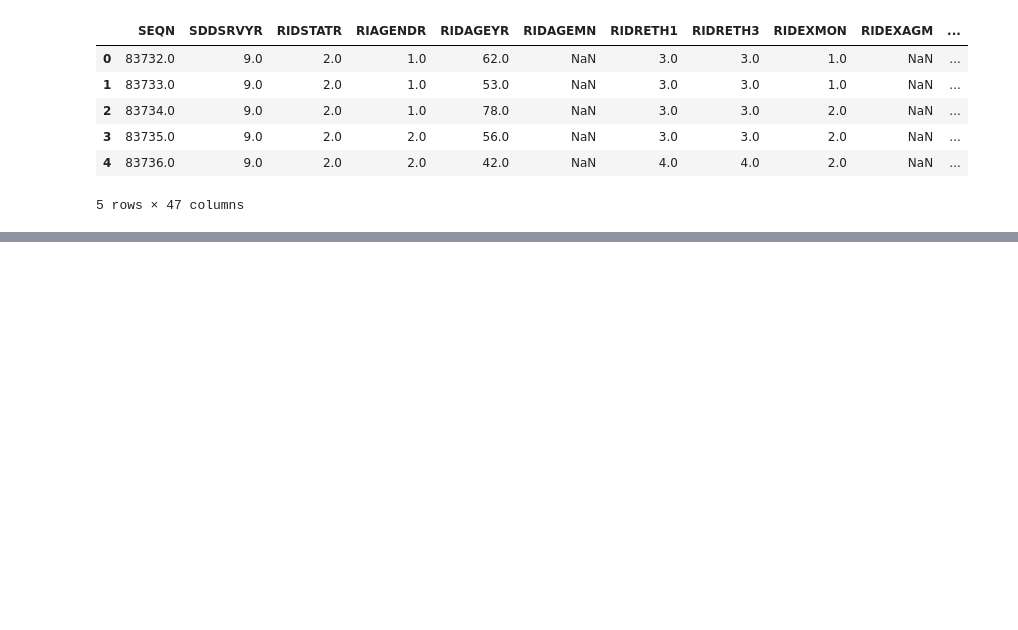
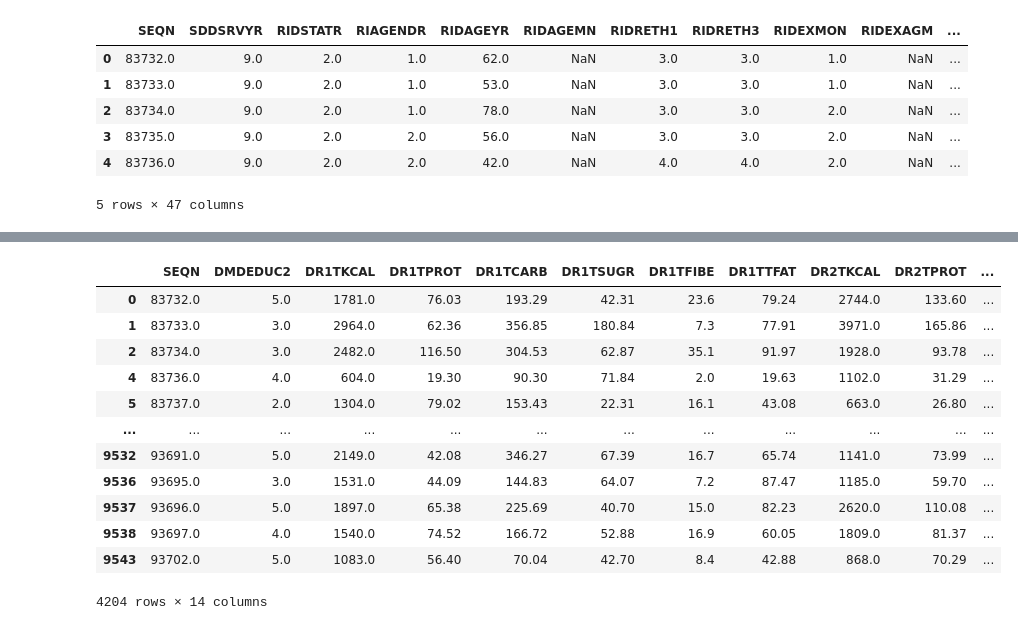
Before and after one commit to Martino93/project-2, a Jupyter notebook: data_cleaning.ipynb, the cells around one changed output, grey strips where cells are left out. Saved outputs shown, nothing was run; the diff lists cells and outputs as text; code cells hidden in the pictures; blank space fills up the shorter version.

```diff
--- a/data_cleaning.ipynb
+++ b/data_cleaning.ipynb
@@ -30,0 +90,16 @@ demo_df.head()
+# %%
+demo_nutrition_df
+# %% [output]
+|  | SEQN | DMDEDUC2 | DR1TKCAL | DR1TPROT | DR1TCARB | DR1TSUGR | DR1TFIBE | DR1TTFAT | DR2TKCAL | DR2TPROT | ... |
+| 0 | 83732.0 | 5.0 | 1781.0 | 76.03 | 193.29 | 42.31 | 23.6 | 79.24 | 2744.0 | 133.60 | ... |
+| 1 | 83733.0 | 3.0 | 2964.0 | 62.36 | 356.85 | 180.84 | 7.3 | 77.91 | 3971.0 | 165.86 | ... |
+| 2 | 83734.0 | 3.0 | 2482.0 | 116.50 | 304.53 | 62.87 | 35.1 | 91.97 | 1928.0 | 93.78 | ... |
+| 4 | 83736.0 | 4.0 | 604.0 | 19.30 | 90.30 | 71.84 | 2.0 | 19.63 | 1102.0 | 31.29 | ... |
+| 5 | 83737.0 | 2.0 | 1304.0 | 79.02 | 153.43 | 22.31 | 16.1 | 43.08 | 663.0 | 26.80 | ... |
+| ... | ... | ... | ... | ... | ... | ... | ... | ... | ... | ... | ... |
+| 9532 | 93691.0 | 5.0 | 2149.0 | 42.08 | 346.27 | 67.39 | 16.7 | 65.74 | 1141.0 | 73.99 | ... |
+| 9536 | 93695.0 | 3.0 | 1531.0 | 44.09 | 144.83 | 64.07 | 7.2 | 87.47 | 1185.0 | 59.70 | ... |
+| 9537 | 93696.0 | 5.0 | 1897.0 | 65.38 | 225.69 | 40.70 | 15.0 | 82.23 | 2620.0 | 110.08 | ... |
+| 9538 | 93697.0 | 4.0 | 1540.0 | 74.52 | 166.72 | 52.88 | 16.9 | 60.05 | 1809.0 | 81.37 | ... |
+| 9543 | 93702.0 | 5.0 | 1083.0 | 56.40 | 70.04 | 42.70 | 8.4 | 42.88 | 868.0 | 70.29 | ... |
+4204 rows × 14 columns
```
Also changed, not shown: parts of 18 cells of this notebook, 15 other files.
